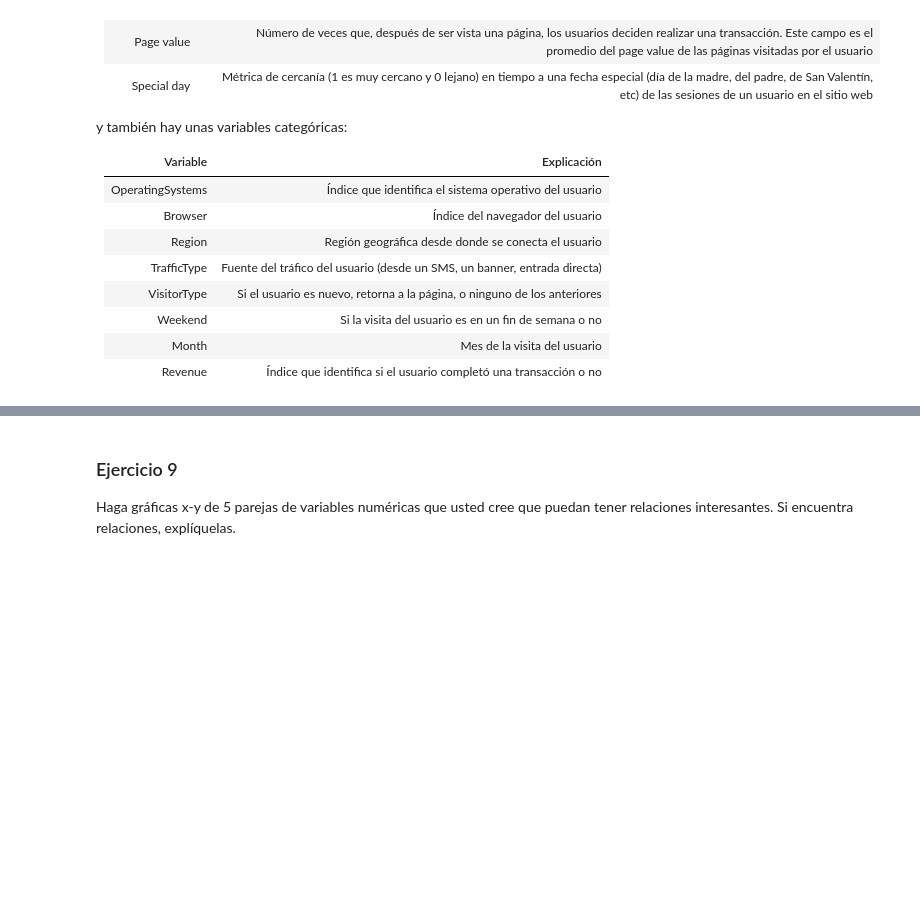
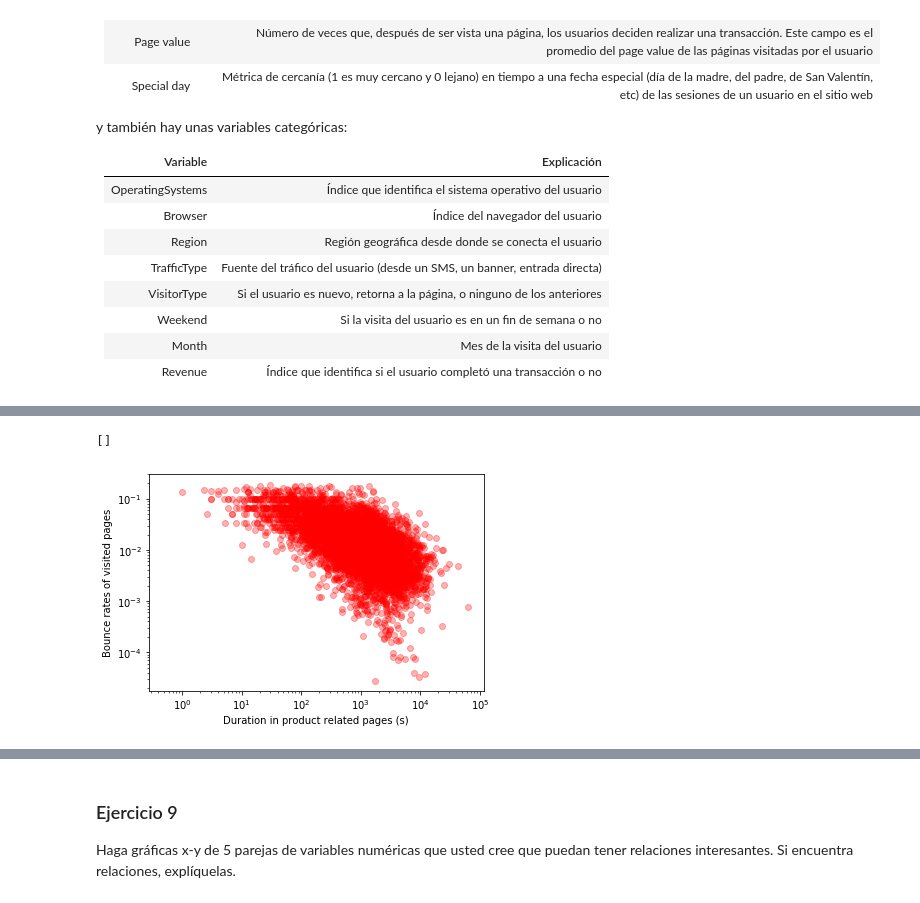
Before and after one commit to VolodyaCO/e-Marketing_Konrad2019, a Jupyter notebook: 1_Introducción_a_Python_y_Pandas.ipynb, the cells around one changed output, grey strips where cells are left out. Cells and saved outputs as stored; diff of their text form; code cells hidden in the pictures; blank space fills up the shorter version.

```diff
--- a/1_Introducción_a_Python_y_Pandas.ipynb
+++ b/1_Introducción_a_Python_y_Pandas.ipynb
@@ -582,10 +814,13 @@ plt.show()
 # %%
 product_duration = df2["ProductRelated_Duration"].values
 bounce = df2["BounceRates"].values
 
-plt.plot(product_duration, bounce, 'ro', alpha=0.3)
+plt.loglog(product_duration, bounce, 'ro', alpha=0.3)
 plt.xlabel('Duration in product related pages (s)')
 plt.ylabel('Bounce rates of visited pages')
 plt.plot()
+# %% [output]
+[]
+[figure, added]
 # %%
 df2.describe()
```
Also changed, not shown: parts of 58 cells of this notebook.
